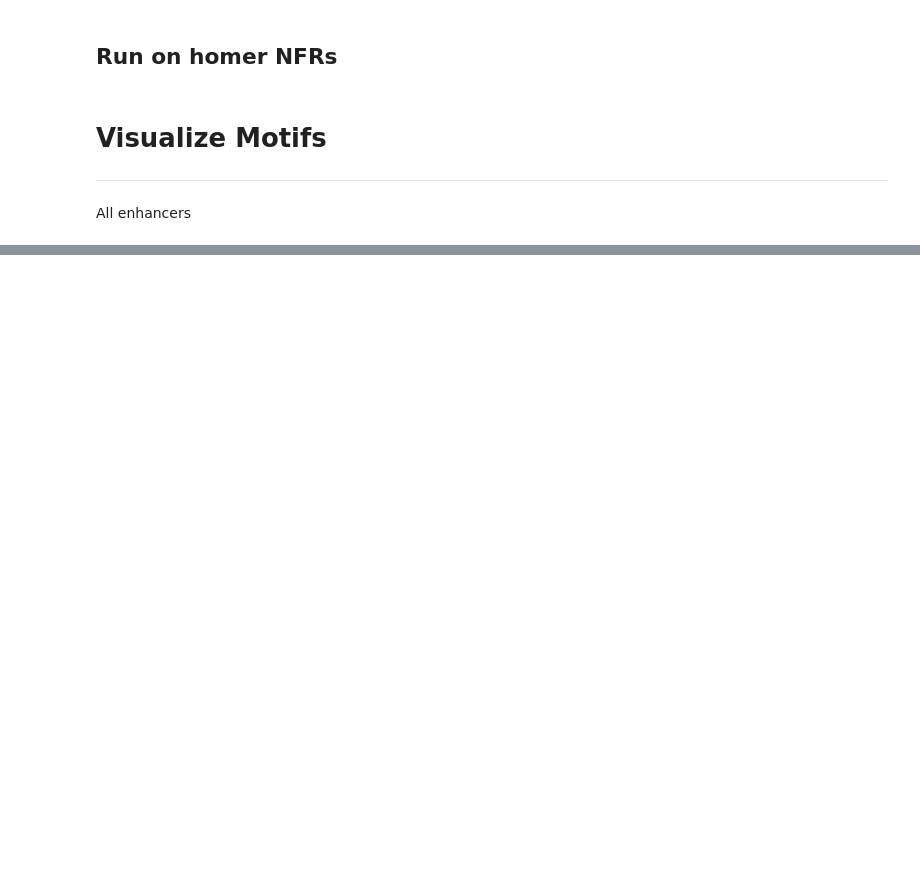
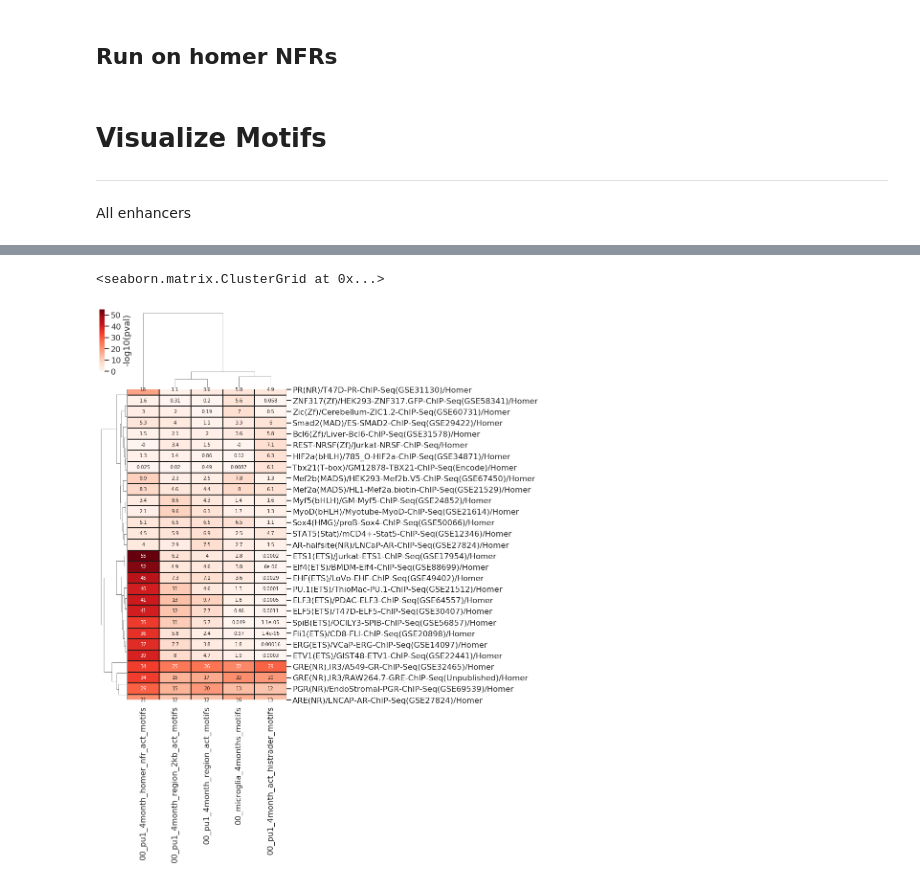
Before and after one commit to HunterBennett/brain_aging, a Jupyter notebook: results/00_PU1_H3K27Ac_06_Motifs_4month_vs_25month.ipynb, the cells around one changed output, grey strips where cells are left out. Saved outputs shown, nothing was run; the diff lists cells and outputs as text; code cells hidden in the pictures; blank space fills up the shorter version.

```diff
--- a/results/00_PU1_H3K27Ac_06_Motifs_4month_vs_25month.ipynb
+++ b/results/00_PU1_H3K27Ac_06_Motifs_4month_vs_25month.ipynb
@@ -177,0 +229,36 @@ sns.heatmap(
+# %%
+# set number of top motifs to grab
+n_motifs = 10
+
+temp = known_motif_pval_frame.loc[:, known_motif_pval_frame.columns.str.contains('00_')]
+temp = temp.loc[:, ~temp.columns.str.contains('nobg')]
+
+# grab top motifs for each comparison
+motifs = []
+for col in temp.columns:
+    motifs.extend(temp.sort_values(col).index.tolist()[:n_motifs])
+# %%
+# set number of top motifs to grab
+n_motifs = 10
+
+temp = known_motif_pval_frame.loc[:, known_motif_pval_frame.columns.str.contains('00_')]
+temp = temp.loc[:, ~temp.columns.str.contains('nobg')]
+
+# grab top motifs for each comparison
+motifs = []
+for col in temp.columns:
+    motifs.extend(temp.sort_values(col, ascending=True).index.tolist()[:n_motifs])
+
+sns.clustermap(
+    -temp.loc[set(motifs), :],
+    cmap='Reds',
+    linewidths=1,
+    linecolor='k',
+    annot=True,
+    cbar_kws={'label': '-log10(pval)'},
+    # square=True,
+    vmin=0,
+    figsize=(7,15))
+# %% [output]
+<seaborn.matrix.ClusterGrid at 0x...>
+[figure, added]
```
Also changed, not shown: parts of 32 cells of this notebook, 4 other files.
